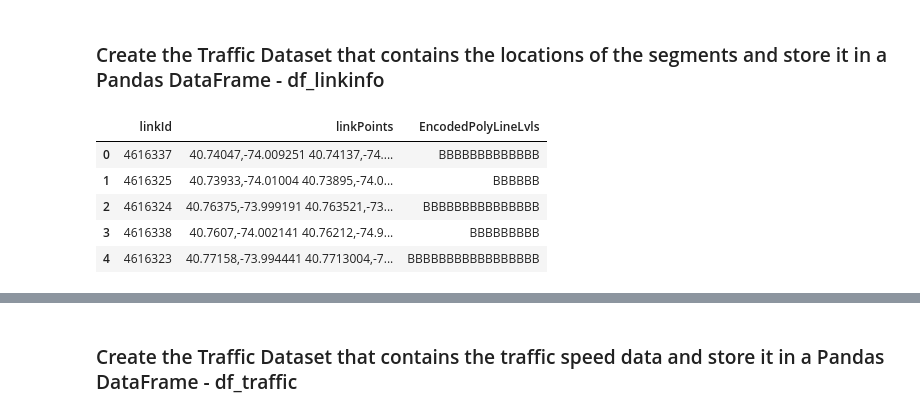
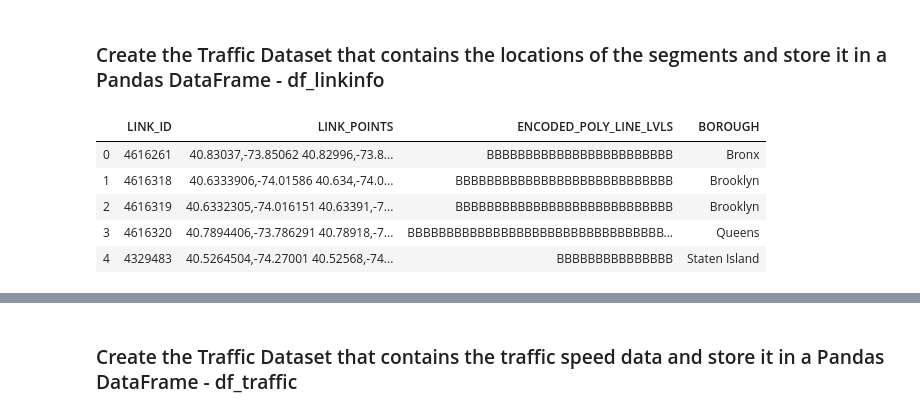
Before and after one commit to sjans1/Data-Science-Capstone, a Jupyter notebook: Data Science Capstone Project NYC.ipynb, the cells around one changed output, grey strips where cells are left out. Saved outputs shown, nothing was run; the diff lists cells and outputs as text; code cells hidden in the pictures.

```diff
--- a/Data Science Capstone Project NYC.ipynb
+++ b/Data Science Capstone Project NYC.ipynb
@@ -186,12 +103,12 @@ The coordinates of NYC are 40.7127281, -74.0060152.
 # %%
-df_linkinfo = pd.read_csv(body)
+df_linkinfo = pd.read_csv("links2.csv")
 # %%
-df_linkinfo.drop(["EncodedPolyLine", "Transcom_id", "Borough", "linkName", "Owner"], axis=1, inplace=True)
+df_linkinfo.drop(["TRANSCOM_ID", "LINK_NAME"], axis=1, inplace=True)
 df_linkinfo.head()
 # %% [output]
-|  | linkId | linkPoints | EncodedPolyLineLvls |
-| 0 | 4616337 | 40.74047,-74.009251 40.74137,-74.... | BBBBBBBBBBBBB |
-| 1 | 4616325 | 40.73933,-74.01004 40.73895,-74.0... | BBBBBB |
-| 2 | 4616324 | 40.76375,-73.999191 40.763521,-73... | BBBBBBBBBBBBBBB |
-| 3 | 4616338 | 40.7607,-74.002141 40.76212,-74.9... | BBBBBBBBB |
-| 4 | 4616323 | 40.77158,-73.994441 40.7713004,-7... | BBBBBBBBBBBBBBBBB |
+|  | LINK_ID | LINK_POINTS | ENCODED_POLY_LINE_LVLS | BOROUGH |
+| 0 | 4616261 | 40.83037,-73.85062 40.82996,-73.8... | BBBBBBBBBBBBBBBBBBBBBBBB | Bronx |
+| 1 | 4616318 | 40.6333906,-74.01586 40.634,-74.0... | BBBBBBBBBBBBBBBBBBBBBBBBBBBB | Brooklyn |
+| 2 | 4616319 | 40.6332305,-74.016151 40.63391,-7... | BBBBBBBBBBBBBBBBBBBBBBBBBBBB | Brooklyn |
+| 3 | 4616320 | 40.7894406,-73.786291 40.78918,-7... | BBBBBBBBBBBBBBBBBBBBBBBBBBBBBBBBB... | Queens |
+| 4 | 4329483 | 40.5264504,-74.27001 40.52568,-74... | BBBBBBBBBBBBBBB | Staten Island |
```
Also changed, not shown: parts of 41 cells of this notebook.
